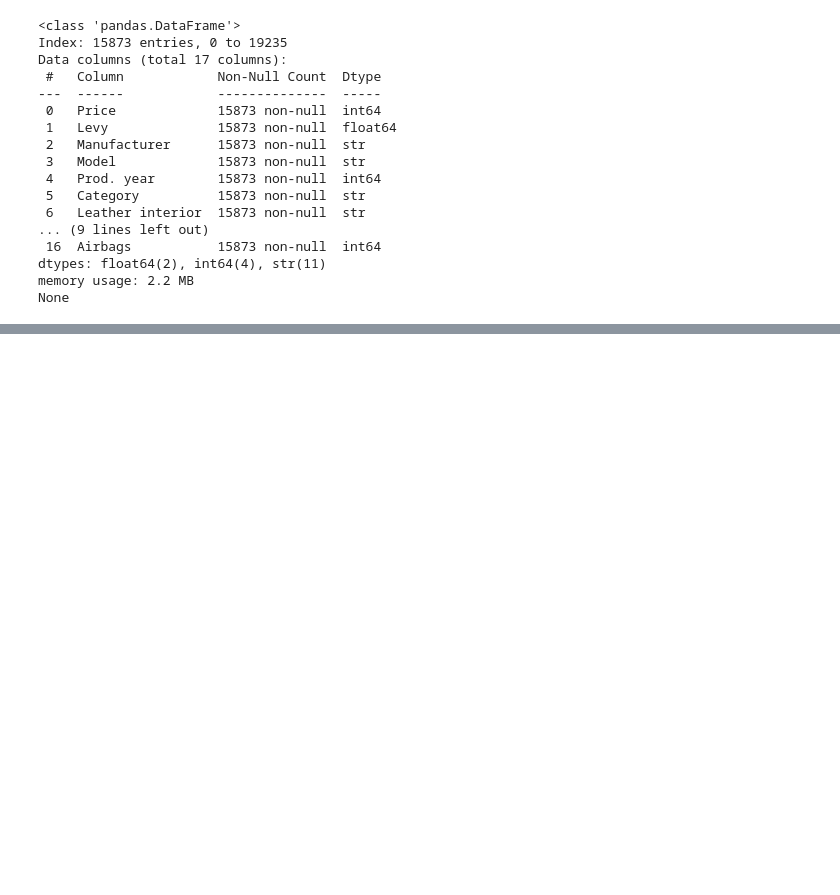
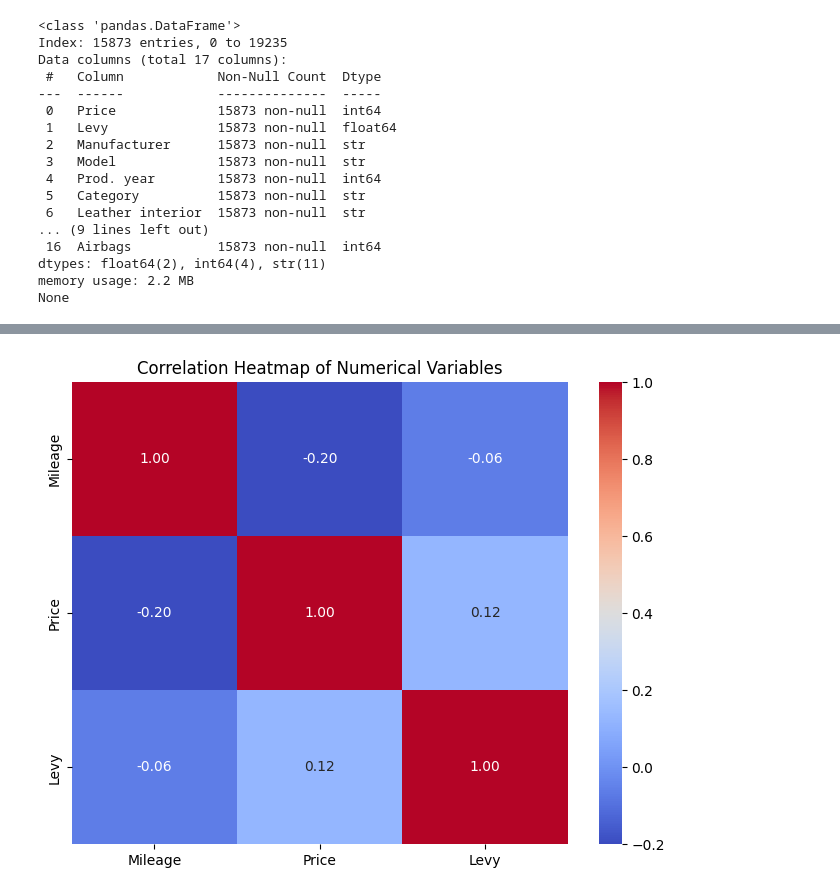
Before and after one commit to dinis2296/car-price-prediction-regression, a Jupyter notebook: notebook/Project 2 - Car Price Regression.ipynb, the cells around one changed output, grey strips where cells are left out. Cells and saved outputs as stored; diff of their text form; code cells hidden in the pictures; blank space fills up the shorter version.

```diff
--- a/notebook/Project 2 - Car Price Regression.ipynb
+++ b/notebook/Project 2 - Car Price Regression.ipynb
@@ -207,0 +280,10 @@ None
+# %%
+# Checking for heatmap of correlations between numerical variables
+numerical_df = df[numerical_cols]
+correlation_matrix = numerical_df.corr()
+plt.figure(figsize=(8, 6))
+sns.heatmap(correlation_matrix, annot=True, cmap='coolwarm', fmt=".2f")
+plt.title("Correlation Heatmap of Numerical Variables")
+plt.show()
+# %% [output]
+[figure, added]
```
Also changed, not shown: parts of 7 cells of this notebook.
